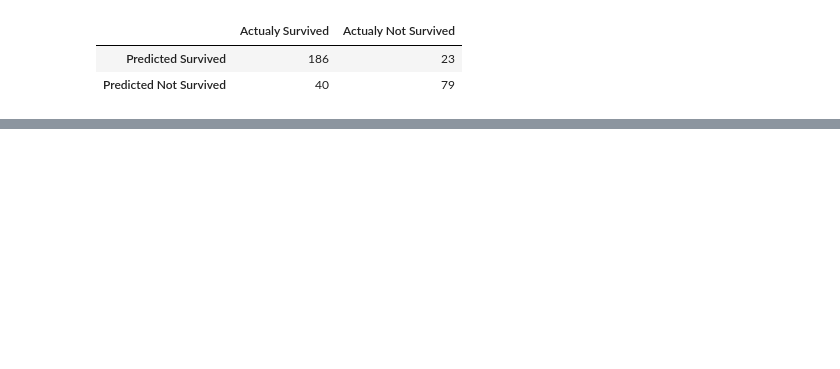
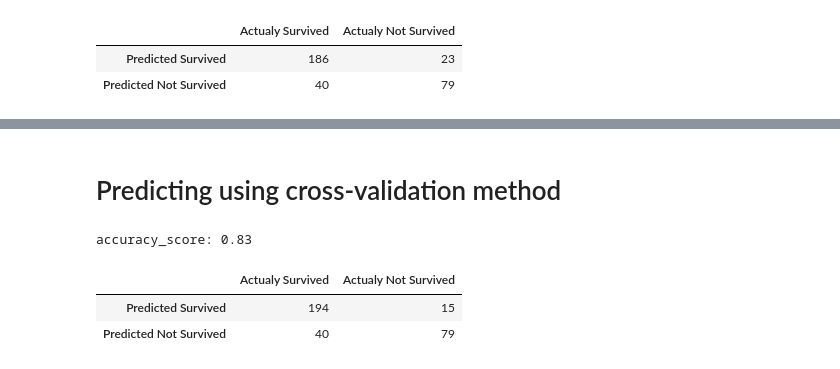
Before and after one commit to demidafonichev/hse-data-science-in-business-2020, a Jupyter notebook: HW2/HW2.ipynb, the cells around one changed output, grey strips where cells are left out. Saved outputs shown, nothing was run; the diff lists cells and outputs as text; code cells hidden in the pictures; blank space fills up the shorter version.

Commit message:
add cross-validation

```diff
--- a/HW2/HW2.ipynb
+++ b/HW2/HW2.ipynb
@@ -230,3 +230,5 @@ X_train, X_valid, y_train, y_valid = train_test_split(X, y, random_state=2020)
+# %%
+X_train, X_test, y_train, y_test = train_test_split(X, y, random_state=2020)
 # %%
 titanic_model = DecisionTreeClassifier(max_depth=7)
 titanic_model.fit(X_train, y_train)
@@ -238,4 +240,4 @@ DecisionTreeClassifier(ccp_alpha=0.0, class_weight=None, criterion='gini',
                        min_weight_fraction_leaf=0.0, presort='deprecated',
                        random_state=None, splitter='best')
 # %%
-y_pred = titanic_model.predict(X_valid)
+y_pred = titanic_model.predict(X_test)
@@ -258,3 +264,39 @@ graph = graphviz.Source(
 graph
 # %% [output]
 [drawing not drawn]
+# %% [markdown]
+# Predicting using cross-validation method
+# %%
+kf = KFold(shuffle=True, random_state=2020)
+
+m_best = None
+best_score = 0
+
+for train_index, valid_index in kf.split(X_train, y_train):
+    X_subtrain, X_valid = X.iloc[train_index], X.iloc[valid_index]
+    y_subtrain, y_valid = y.iloc[train_index], y.iloc[valid_index]
+
+    model = DecisionTreeClassifier(max_depth=7)
+    model.fit(X_subtrain, y_subtrain)
+
+    y_pred = model.predict(X_valid)
+    score = accuracy_score(y_valid, y_pred)
+
+    if score > best_score:
+        best_sccore = score
+        m_best = model
+# %%
+y_res = m_best.predict(X_test)
+# %%
+print(f'accuracy_score: {accuracy_score(y_test, y_res):.2f}')
+# %% [output]
+accuracy_score: 0.83
+# %%
+cm = pd.DataFrame(confusion_matrix(y_test, y_res),
+                  columns=["Actualy Survived", "Actualy Not Survived"],
+                  index=["Predicted Survived", "Predicted Not Survived"])
+cm
+# %% [output]
+|  | Actualy Survived | Actualy Not Survived |
+| Predicted Survived | 194 | 15 |
+| Predicted Not Survived | 40 | 79 |
```
Also changed, not shown: parts of 6 cells of this notebook.
